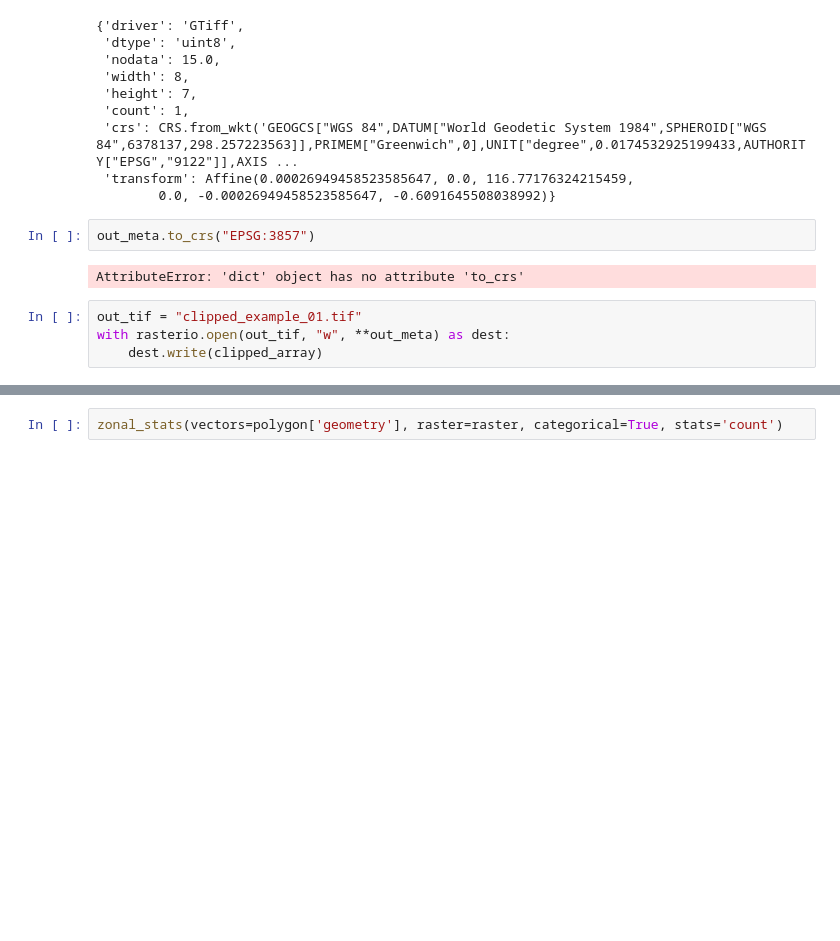
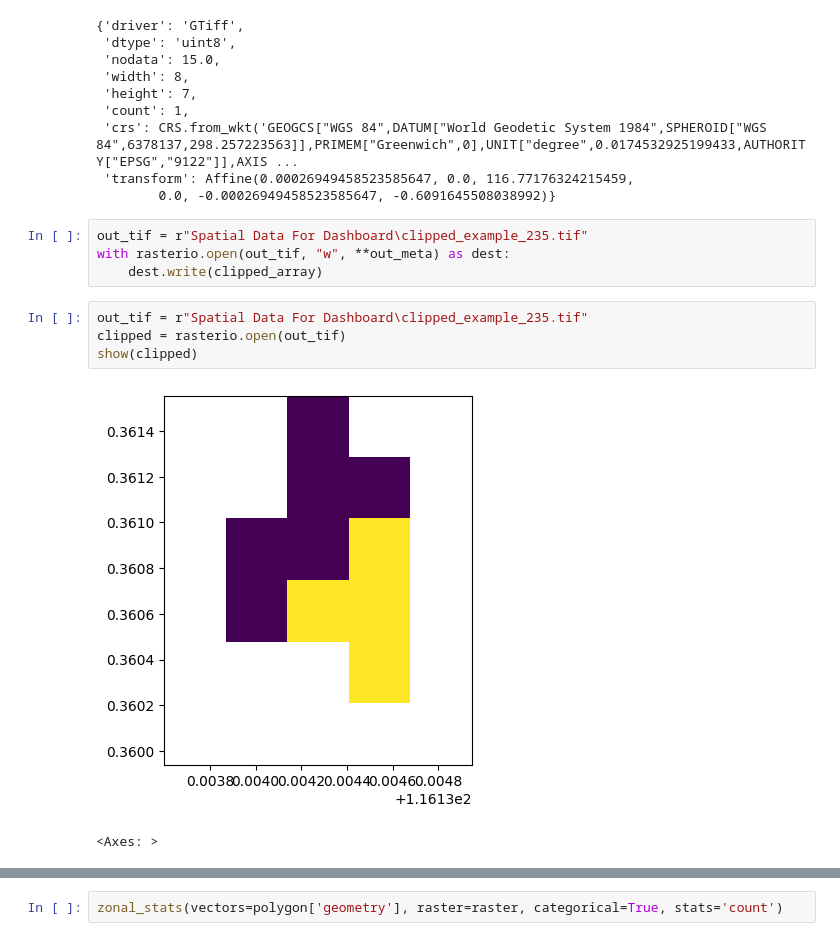
Before and after one commit to alfanugraha/trace, a Jupyter notebook: spatial_analytics_rast.ipynb, the cells around one changed output, grey strips where cells are left out. Saved outputs shown, nothing was run; the diff lists cells and outputs as text; blank space fills up the shorter version.

```diff
--- a/spatial_analytics_rast.ipynb
+++ b/spatial_analytics_rast.ipynb
@@ -265,11 +249,14 @@ out_meta
  'crs': CRS.from_wkt('GEOGCS["WGS 84",DATUM["World Geodetic System 1984",SPHEROID["WGS 84",6378137,298.257223563]],PRIMEM["Greenwich",0],UNIT["degree",0.0174532925199433,AUTHORITY["EPSG","9122"]],AXIS ...
  'transform': Affine(0.00026949458523585647, 0.0, 116.77176324215459,
         0.0, -0.00026949458523585647, -0.6091645508038992)}
-# %%
-out_meta.to_crs("EPSG:3857")
-# %% [output]
-AttributeError: 'dict' object has no attribute 'to_crs'
 # %%
-out_tif = "clipped_example_01.tif"
+out_tif = r"Spatial Data For Dashboard\clipped_example_235.tif"
 with rasterio.open(out_tif, "w", **out_meta) as dest:
     dest.write(clipped_array)
+# %%
+out_tif = r"Spatial Data For Dashboard\clipped_example_235.tif"
+clipped = rasterio.open(out_tif)
+show(clipped)
+# %% [output]
+[figure, added]
+<Axes: >
```
Also changed, not shown: parts of 44 cells of this notebook.
